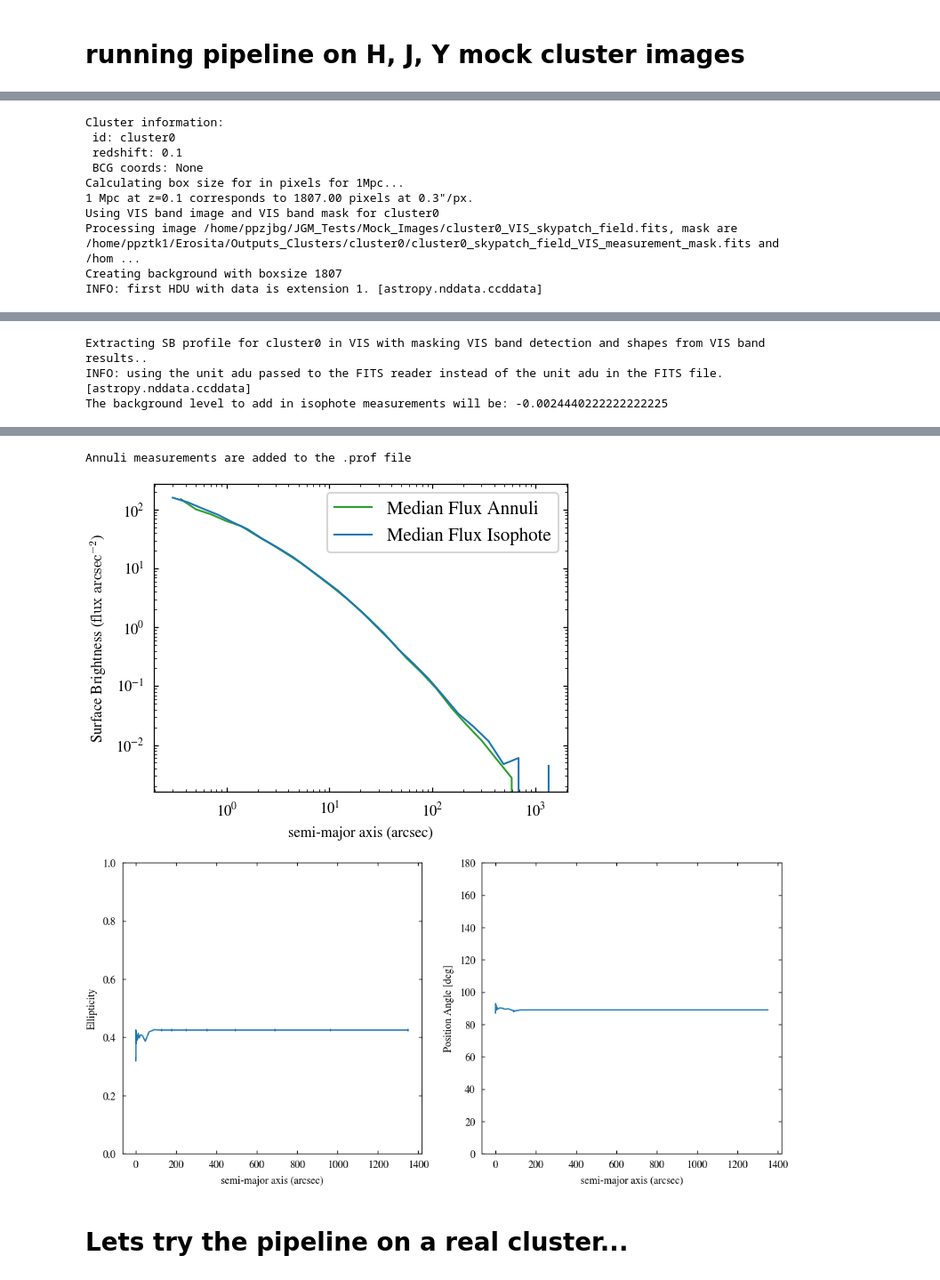
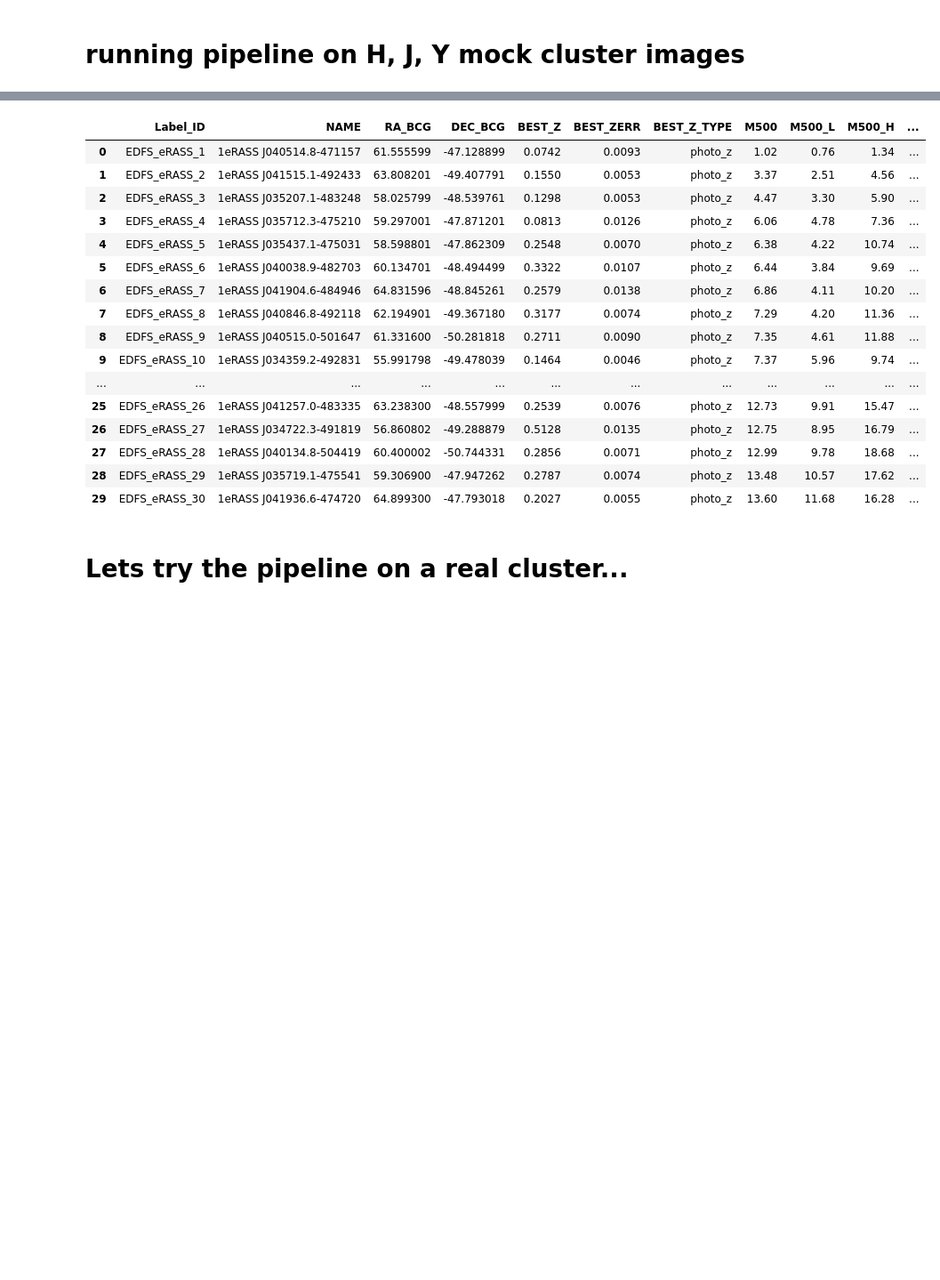
Before and after one commit to IntraClusterLight/nicl_q1, a Jupyter notebook: nbs/Autoprof_mask_prep_run.ipynb, the cells around one changed output, grey strips where cells are left out. Shown at 89% size. Cells and saved outputs as stored; diff of their text form; code cells hidden in the pictures; blank space fills up the shorter version.

Commit message:
updates to pipeline

```diff
--- a/nbs/Autoprof_mask_prep_run.ipynb
+++ b/nbs/Autoprof_mask_prep_run.ipynb
@@ -1803,36 +1777,29 @@ Annuli measurements are added to the .prof file
 # %%
 
-cluster_ids = ["cluster0"]
-image_dir = Path("/home/ppzjbg/JGM_Tests/Mock_Images/")
-outdir = Path("/home/ppztk1/Erosita/Outputs_Clusters/")
-filters = ["VIS"]
+# cluster_ids = ["cluster0"]
+# image_dir = Path("/home/ppzjbg/JGM_Tests/Mock_Images/")
+# outdir = Path("/home/ppztk1/Erosita/Outputs_Clusters/")
+# filters = ["VIS"]
 
-process_cluster_pipeline(
-    image_dir=image_dir,
-    outdir=outdir,
-    cluster_ids=cluster_ids,
-    filters=filters,
-    mock_image=True,
-    masking=True,
-    mask_filter= "VIS",
-    # box_size=None,
-    run_autoprof_function = True,
-    SB_extraction=True,
-    show_profiles = True,
-    image_prefix='skypatch_field',
-    other_prefix='bkgbs1800'
-    # forced_photometry=True,
-    # forced_profile_filter="YJH",
-    # forced_profile_path= Path("/home/ppztk1/Erosita/Outputs_Clusters/cluster0/autoprof_results/cluster0_YJH_skypatch_field_YJH_YJH.prof")
-)
+# process_cluster_pipeline(
+#     image_dir=image_dir,
+#     outdir=outdir,
+#     cluster_ids=cluster_ids,
+#     filters=filters,
+#     mock_image=True,
+#     masking=True,
+#     mask_filter= "VIS",
+#     mask_prefix='dr225',
+#     box_size=None,
+#     run_autoprof_function = True,
+#     SB_extraction=True,
+#     show_profiles = True,
+#     image_prefix='skypatch_field',
+#     other_prefix='bkgbs1MPC'
+#     # forced_photometry=True,
+#     # forced_profile_filter="YJH",
+#     # forced_profile_path= Path("/home/ppztk1/Erosita/Outputs_Clusters/cluster0/autoprof_results/cluster0_YJH_skypatch_field_YJH_YJH.prof")
+# )
+
+table[0:30]
 # %% [output]
-Cluster information:
- id: cluster0
- redshift: 0.1
- BCG coords: None
-Calculating box size for in pixels for 1Mpc...
-1 Mpc at z=0.1 corresponds to 1807.00 pixels at 0.3"/px.
-Using VIS band image and VIS band mask for cluster0
-Processing image /home/ppzjbg/JGM_Tests/Mock_Images/cluster0_VIS_skypatch_field.fits, mask are /home/ppztk1/Erosita/Outputs_Clusters/cluster0/cluster0_skypatch_field_VIS_measurement_mask.fits and /hom ...
-Creating background with boxsize 1807
-INFO: first HDU with data is extension 1. [astropy.nddata.ccddata]
@@ -1858,3 +1805,0 @@ WARNING: Input data contains invalid values (NaNs or infs), which were automatic
-Extracting SB profile for cluster0 in VIS with masking VIS band detection and shapes from VIS band results..
-INFO: using the unit adu passed to the FITS reader instead of the unit adu in the FITS file. [astropy.nddata.ccddata]
-The background level to add in isophote measurements will be: -0.0024440222222222225
@@ -1862,6 +1806,20 @@ The background level to add in isophote measurements will be: -0.002444022222222
-Annuli measurements are added to the .prof file
-[figure, removed]
-[figure, removed]
+|  | Label_ID | NAME | RA_BCG | DEC_BCG | BEST_Z | BEST_ZERR | BEST_Z_TYPE | M500 | M500_L | M500_H | ... |
+| 0 | EDFS_eRASS_1 | 1eRASS J040514.8-471157 | 61.555599 | -47.128899 | 0.0742 | 0.0093 | photo_z | 1.02 | 0.76 | 1.34 | ... |
+| 1 | EDFS_eRASS_2 | 1eRASS J041515.1-492433 | 63.808201 | -49.407791 | 0.1550 | 0.0053 | photo_z | 3.37 | 2.51 | 4.56 | ... |
+| 2 | EDFS_eRASS_3 | 1eRASS J035207.1-483248 | 58.025799 | -48.539761 | 0.1298 | 0.0053 | photo_z | 4.47 | 3.30 | 5.90 | ... |
+| 3 | EDFS_eRASS_4 | 1eRASS J035712.3-475210 | 59.297001 | -47.871201 | 0.0813 | 0.0126 | photo_z | 6.06 | 4.78 | 7.36 | ... |
+| 4 | EDFS_eRASS_5 | 1eRASS J035437.1-475031 | 58.598801 | -47.862309 | 0.2548 | 0.0070 | photo_z | 6.38 | 4.22 | 10.74 | ... |
+| 5 | EDFS_eRASS_6 | 1eRASS J040038.9-482703 | 60.134701 | -48.494499 | 0.3322 | 0.0107 | photo_z | 6.44 | 3.84 | 9.69 | ... |
+| 6 | EDFS_eRASS_7 | 1eRASS J041904.6-484946 | 64.831596 | -48.845261 | 0.2579 | 0.0138 | photo_z | 6.86 | 4.11 | 10.20 | ... |
+| 7 | EDFS_eRASS_8 | 1eRASS J040846.8-492118 | 62.194901 | -49.367180 | 0.3177 | 0.0074 | photo_z | 7.29 | 4.20 | 11.36 | ... |
+| 8 | EDFS_eRASS_9 | 1eRASS J040515.0-501647 | 61.331600 | -50.281818 | 0.2711 | 0.0090 | photo_z | 7.35 | 4.61 | 11.88 | ... |
+| 9 | EDFS_eRASS_10 | 1eRASS J034359.2-492831 | 55.991798 | -49.478039 | 0.1464 | 0.0046 | photo_z | 7.37 | 5.96 | 9.74 | ... |
+| ... | ... | ... | ... | ... | ... | ... | ... | ... | ... | ... | ... |
+| 25 | EDFS_eRASS_26 | 1eRASS J041257.0-483335 | 63.238300 | -48.557999 | 0.2539 | 0.0076 | photo_z | 12.73 | 9.91 | 15.47 | ... |
+| 26 | EDFS_eRASS_27 | 1eRASS J034722.3-491819 | 56.860802 | -49.288879 | 0.5128 | 0.0135 | photo_z | 12.75 | 8.95 | 16.79 | ... |
+| 27 | EDFS_eRASS_28 | 1eRASS J040134.8-504419 | 60.400002 | -50.744331 | 0.2856 | 0.0071 | photo_z | 12.99 | 9.78 | 18.68 | ... |
+| 28 | EDFS_eRASS_29 | 1eRASS J035719.1-475541 | 59.306900 | -47.947262 | 0.2787 | 0.0074 | photo_z | 13.48 | 10.57 | 17.62 | ... |
+| 29 | EDFS_eRASS_30 | 1eRASS J041936.6-474720 | 64.899300 | -47.793018 | 0.2027 | 0.0055 | photo_z | 13.60 | 11.68 | 16.28 | ... |
 # %% [markdown]
 # Lets try the pipeline on a real cluster...
 # %%
```
Also changed, not shown: parts of 9 cells of this notebook, 1 other file.
